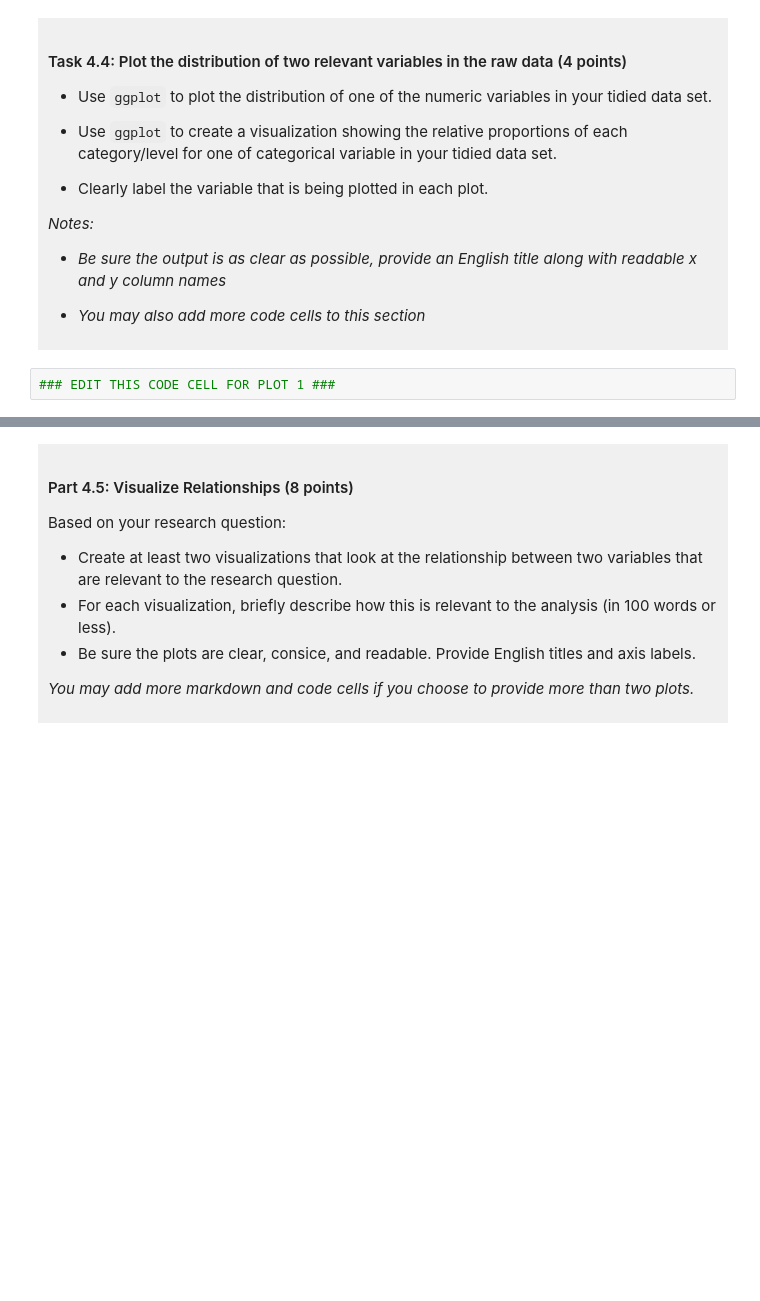
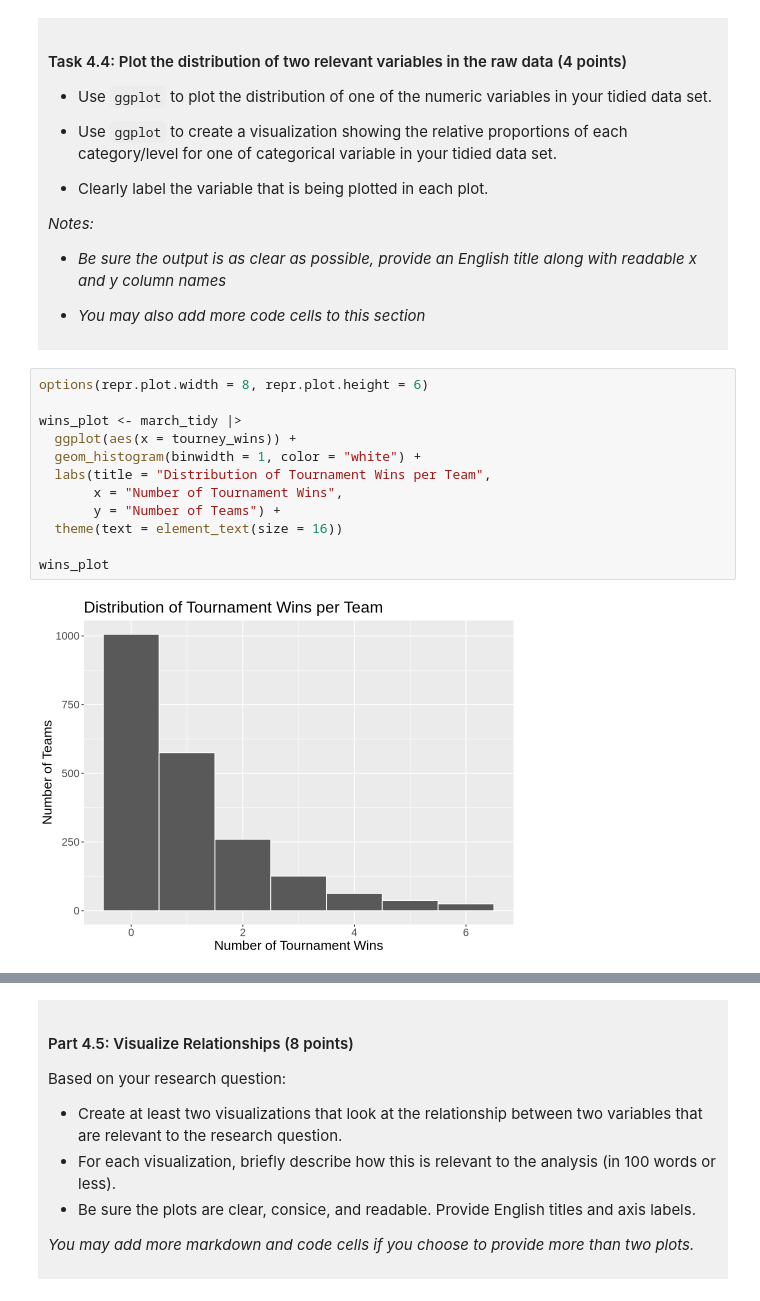
Before and after one commit to Khitmadekyaing/dsci-100-project-angelinaxia-kyaing, a Jupyter notebook: dsci-100-project-notebook.ipynb, the cells around one changed output, grey strips where cells are left out. Drawn from its saved outputs; the diff is of its cells as text; blank space fills up the shorter version.

Commit message:
Complete Parts 4–5: summary stats, plots, and analysis plan

```diff
--- a/dsci-100-project-notebook.ipynb
+++ b/dsci-100-project-notebook.ipynb
@@ -308,5 +352,17 @@ You will refine your research question (if needed) and produce a tidy data set.
 
 </div>
 # %%
-### EDIT THIS CODE CELL FOR PLOT 1 ###
+options(repr.plot.width = 8, repr.plot.height = 6)
+
+wins_plot <- march_tidy |>
+  ggplot(aes(x = tourney_wins)) +
+  geom_histogram(binwidth = 1, color = "white") +
+  labs(title = "Distribution of Tournament Wins per Team",
+       x = "Number of Tournament Wins",
+       y = "Number of Teams") +
+  theme(text = element_text(size = 16))
+
+wins_plot
+# %% [output]
+[figure, added]
 # %%
```
Also changed, not shown: parts of 9 cells of this notebook.
